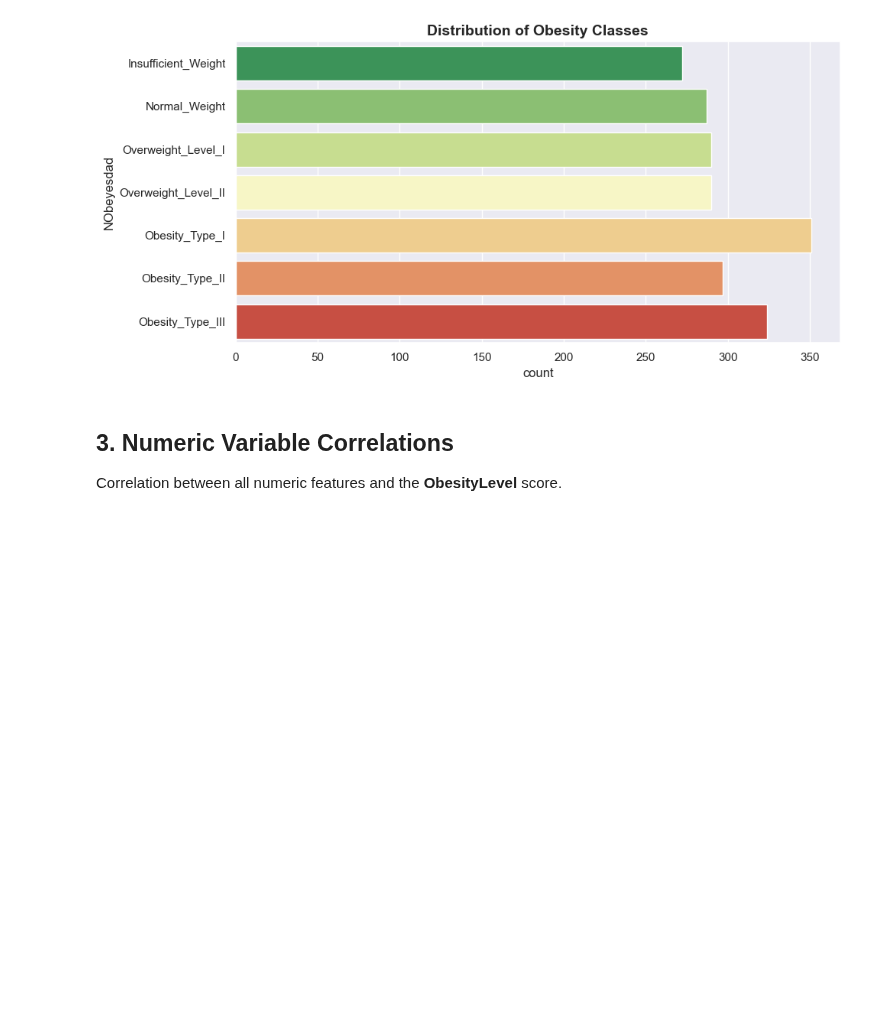
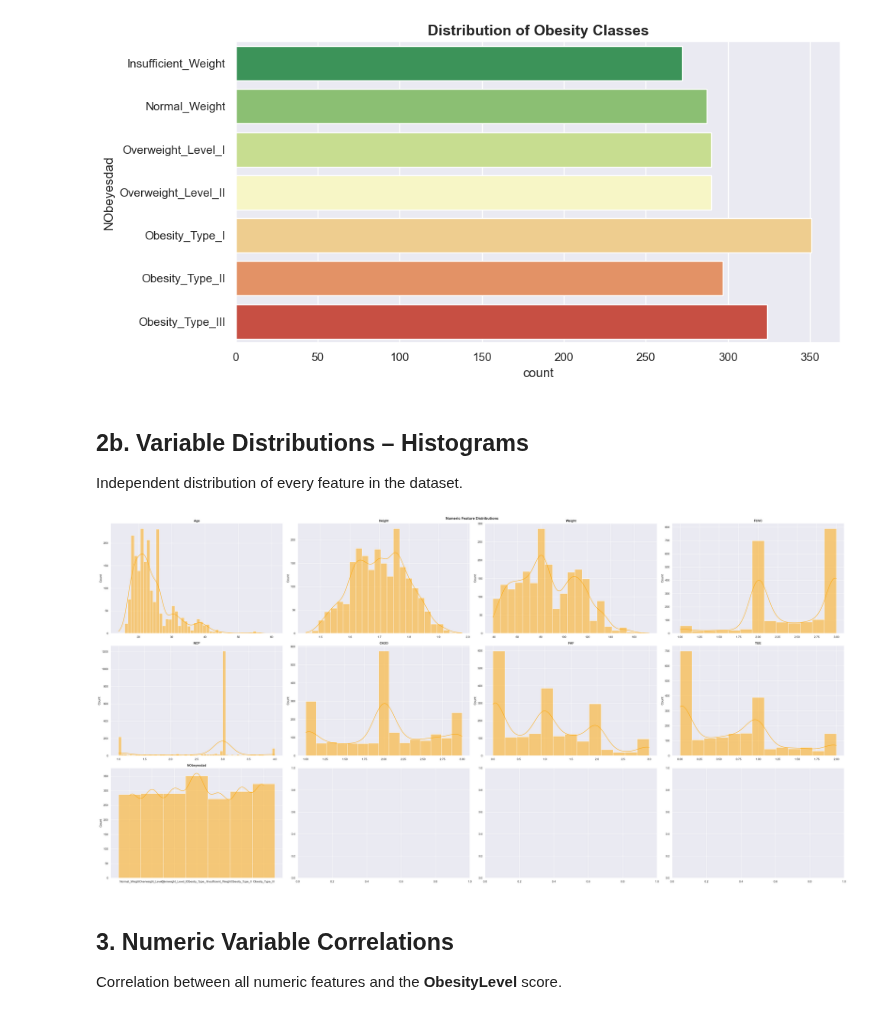
Before and after one commit to iakeehc/obesity-predictor, a Jupyter notebook: obesity_analysis.ipynb, the cells around one changed output. Saved outputs shown, nothing was run; the diff lists cells and outputs as text; code cells hidden in the pictures; blank space fills up the shorter version.

```diff
--- a/obesity_analysis.ipynb
+++ b/obesity_analysis.ipynb
@@ -68,6 +68,25 @@ ax.set_title('Distribution of Obesity Classes', fontsize=14, fontweight='bold')
 plt.tight_layout(); plt.show()
 # %% [output]
 [figure]
+# %% [markdown]
+## 2b. Variable Distributions – Histograms
+Independent distribution of every feature in the dataset.
+# %%
+# ── Histogram distributions for all variables ──────────────────────────────
+num_features = ['Age', 'Height', 'Weight', 'FCVC', 'NCP', 'CH2O', 'FAF', 'TUE', 'NObeyesdad']
+
+
+# ── Numeric features
+fig, axes = plt.subplots(3, 4, figsize=(40, 20))
+for ax, col in zip(axes.flatten(), num_features):
+    sb.histplot(data=df, x=col, kde=True, color='Orange', edgecolor='white', ax=ax)
+    ax.set_title(col, fontweight='bold')
+    ax.set_xlabel('')
+plt.suptitle('Numeric Feature Distributions', fontsize=14, fontweight='bold')
+plt.tight_layout()
+plt.show()
+# %% [output]
+[figure, added]
 # %% [markdown]
 ## 3. Numeric Variable Correlations
 Correlation between all numeric features and the **ObesityLevel** score.
```
Also changed, not shown: parts of 4 cells of this notebook.
